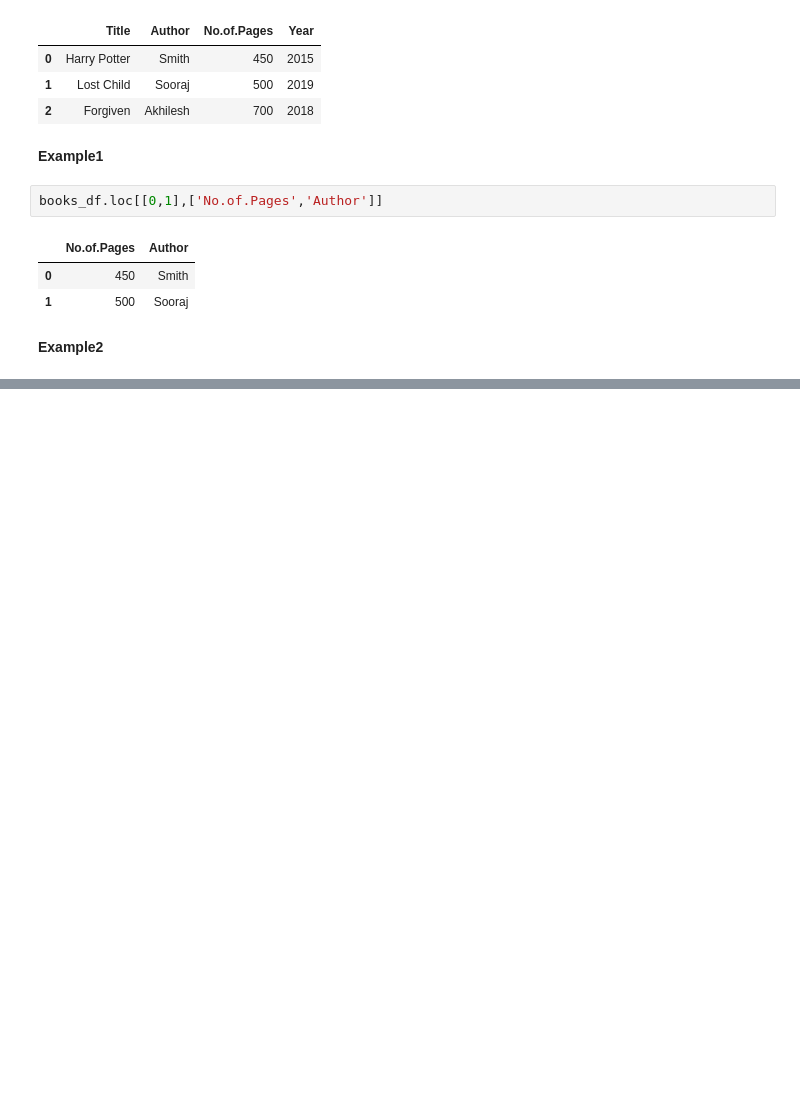
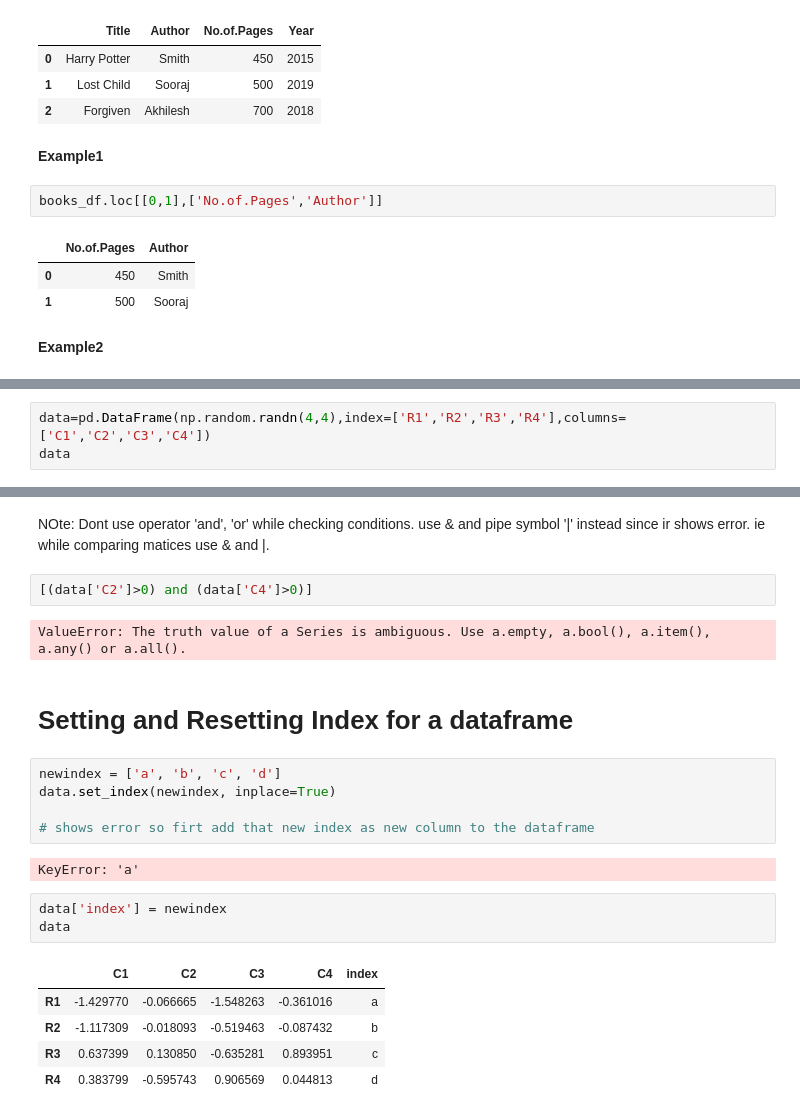
Before and after one commit to jisshub/ML-Bootcamp, a Jupyter notebook: pandas_basics.ipynb, the cells around one changed output, grey strips where cells are left out. Saved outputs shown, nothing was run; the diff lists cells and outputs as text; blank space fills up the shorter version.

Commit message:
learned set index and reset index conditional selection in pandas

```diff
--- a/pandas_basics.ipynb
+++ b/pandas_basics.ipynb
@@ -612,0 +649,3 @@ books_df.loc[[1,2],['Author','Year']]
+# %%
+data=pd.DataFrame(np.random.randn(4,4),index=['R1','R2','R3','R4'],columns=['C1','C2','C3','C4'])
+data
@@ -612,0 +739,27 @@ books_df.loc[[1,2],['Author','Year']]
+# %% [markdown]
+NOte: Dont use operator 'and', 'or' while checking conditions.
+use & and pipe symbol '|' instead
+since ir shows error.
+ie while comparing matices use & and |.
+# %%
+[(data['C2']>0) and (data['C4']>0)]
+# %% [output]
+ValueError: The truth value of a Series is ambiguous. Use a.empty, a.bool(), a.item(), a.any() or a.all().
+# %% [markdown]
+# Setting and Resetting Index for a dataframe
+# %%
+newindex = ['a', 'b', 'c', 'd']
+data.set_index(newindex, inplace=True)
+
+# shows error so firt add that new index as new column to the dataframe
+# %% [output]
+KeyError: 'a'
+# %%
+data['index'] = newindex
+data
+# %% [output]
+|  | C1 | C2 | C3 | C4 | index |
+| R1 | -1.429770 | -0.066665 | -1.548263 | -0.361016 | a |
+| R2 | -1.117309 | -0.018093 | -0.519463 | -0.087432 | b |
+| R3 | 0.637399 | 0.130850 | -0.635281 | 0.893951 | c |
+| R4 | 0.383799 | -0.595743 | 0.906569 | 0.044813 | d |
```
Also changed, not shown: parts of 38 cells of this notebook.
